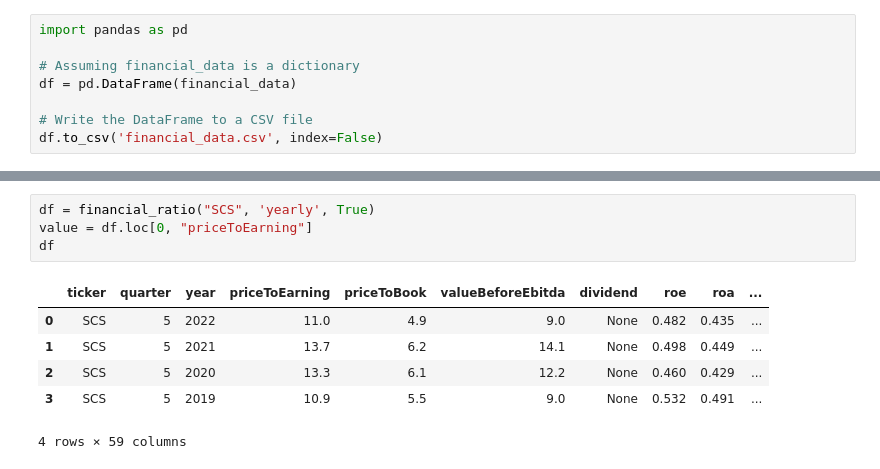
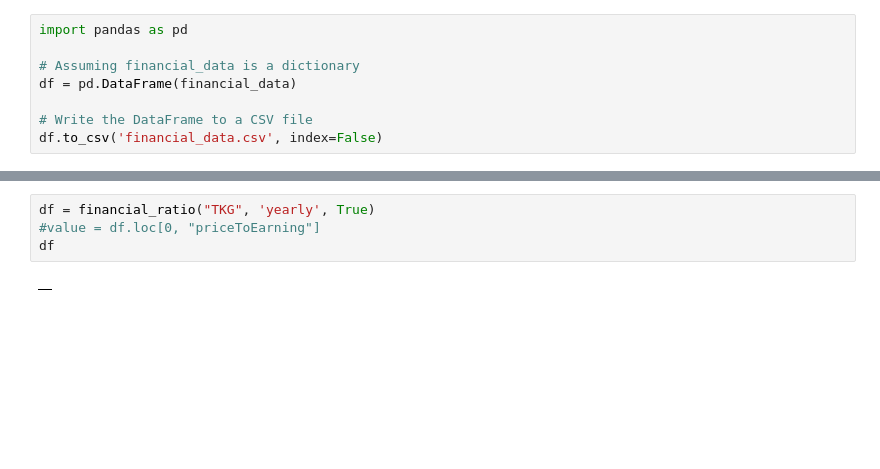
Before and after one commit to kidze/vnstock, a Jupyter notebook: stocks-notebook.ipynb, the cells around one changed output, grey strips where cells are left out. Drawn from its saved outputs; the diff is of its cells as text; blank space fills up the shorter version.

Commit message:
quen save note book

```diff
--- a/stocks-notebook.ipynb
+++ b/stocks-notebook.ipynb
@@ -104,11 +193,6 @@ df.to_csv('financial_data.csv', index=False)
 # %%
-df = financial_ratio("SCS", 'yearly', True)
-value = df.loc[0, "priceToEarning"]
+df = financial_ratio("TKG", 'yearly', True)
+#value = df.loc[0, "priceToEarning"]
 df
 # %% [output]
-|  | ticker | quarter | year | priceToEarning | priceToBook | valueBeforeEbitda | dividend | roe | roa | ... |
-| 0 | SCS | 5 | 2022 | 11.0 | 4.9 | 9.0 | None | 0.482 | 0.435 | ... |
-| 1 | SCS | 5 | 2021 | 13.7 | 6.2 | 14.1 | None | 0.498 | 0.449 | ... |
-| 2 | SCS | 5 | 2020 | 13.3 | 6.1 | 12.2 | None | 0.460 | 0.429 | ... |
-| 3 | SCS | 5 | 2019 | 10.9 | 5.5 | 9.0 | None | 0.532 | 0.491 | ... |
+|  |
-4 rows × 59 columns
```
Also changed, not shown: parts of 2 cells of this notebook.
